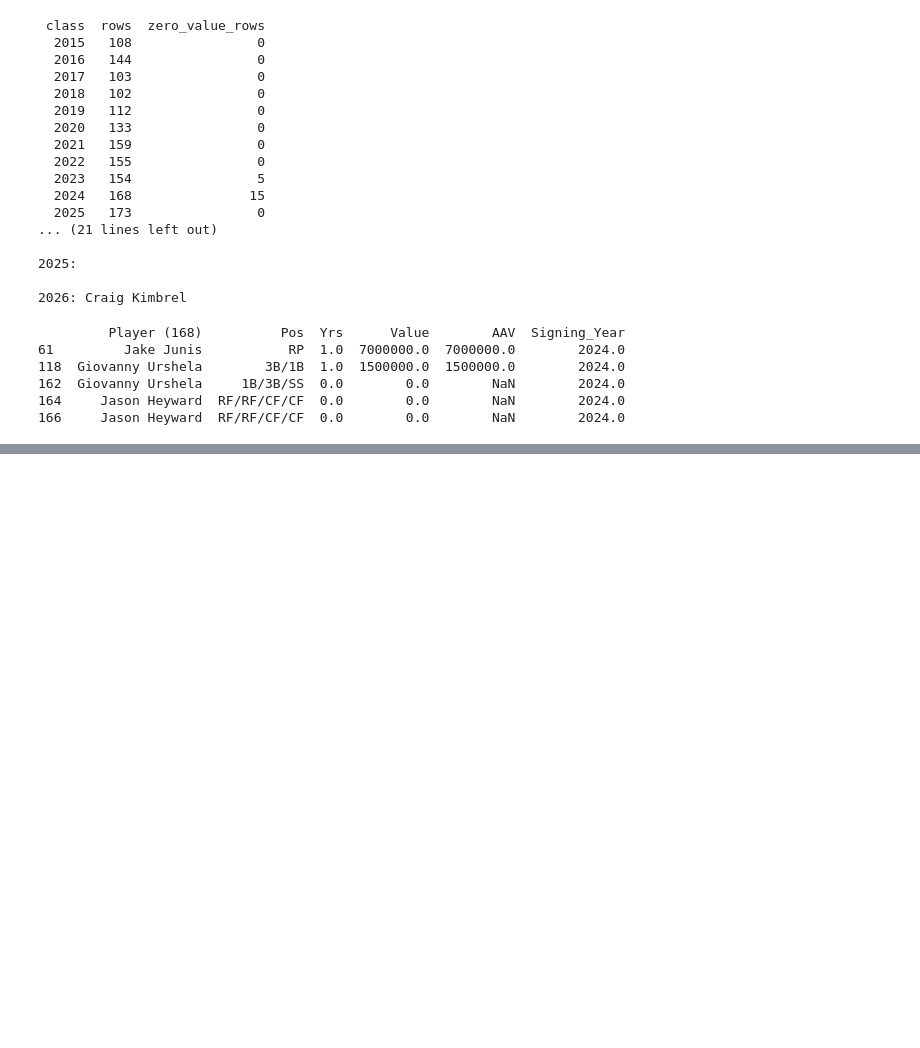
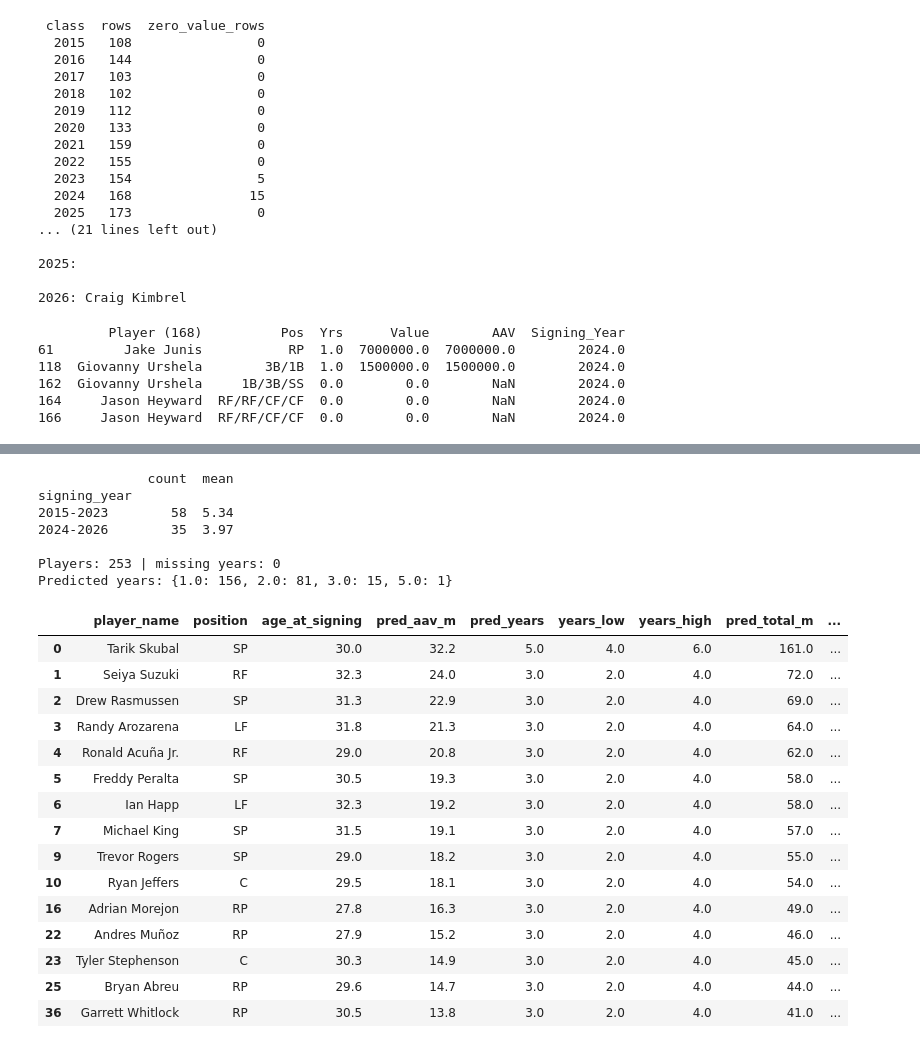
Before and after one commit to jpascarella17/fa-contract-model, a Jupyter notebook: notebooks/02_pull_stats.ipynb, the cells around one changed output, grey strips where cells are left out. Saved outputs shown, nothing was run; the diff lists cells and outputs as text; code cells hidden in the pictures; blank space fills up the shorter version.

Commit message:
Add 2027 contract length and total value projections

```diff
--- a/notebooks/02_pull_stats.ipynb
+++ b/notebooks/02_pull_stats.ipynb
@@ -1780,0 +1925,71 @@ print(raw[raw[pcol].astype(str).str.contains("Belt|Junis|Urshela|Heyward", case=
+# %%
+import numpy as np
+import pandas as pd
+from sklearn.linear_model import RidgeCV
+from sklearn.pipeline import make_pipeline
+from sklearn.preprocessing import StandardScaler
+
+d = pd.read_csv("../data/processed/contracts_model.csv")
+d = d[d["age_at_signing"].notna() & (d["player_name"] != "Shohei Ohtani")]
+d = d[d["total_value"] >= 5_000_000].copy()
+d["age_sq"] = (d["age_at_signing"] - 31) ** 2
+d["year"] = d["signing_year"] - 2015
+d["years_c"] = d["years"].clip(upper=8)
+
+# Check of the star-deal split quoted earlier
+star = d[(d["aav"] / 1e6) >= 20]
+print(star.groupby(star["signing_year"] >= 2024)["years"].agg(["count", "mean"]).round(2)
+      .rename(index={False: "2015-2023", True: "2024-2026"}))
+
+cols = ["war_w", "age_at_signing", "age_sq", "qualifying_offer", "year"]
+X = pd.get_dummies(d[cols + ["position"]], columns=["position"], dtype=float)
+model = make_pipeline(StandardScaler(), RidgeCV(alphas=np.logspace(-2, 3, 30)))
+model.fit(X, d["years_c"])                      # final model uses all classes
+
+fa = pd.read_csv("../data/processed/fa_2027_features.csv")
+fa = fa[fa["mlb_ID"].notna() & fa["age_at_signing"].notna()].copy()
+Xf = pd.get_dummies(fa[cols + ["position"]], columns=["position"], dtype=float)
+Xf = Xf.reindex(columns=X.columns, fill_value=0.0)
+fa["pred_years_raw"] = np.clip(model.predict(Xf), 1, 8)
+
+pred = pd.read_csv("../outputs/fa_2027_predictions.csv")
+out = pred.merge(fa[["player_name", "pred_years_raw"]], on="player_name", how="left")
+out["pred_years"] = out["pred_years_raw"].round().clip(lower=1)
+out["years_low"] = (out["pred_years"] - 1).clip(lower=1)
+out["years_high"] = out["pred_years"] + 1
+out["pred_total_m"] = (out["pred_aav_m"] * out["pred_years"]).round(0)
+out["lower_bound"] = out["pred_aav_m"] >= 20
+
+keep = ["player_name", "position", "age_at_signing", "pred_aav_m", "pred_years",
+        "years_low", "years_high", "pred_total_m", "lower_bound", "below_5m_floor",
+        "option_note", "note"]
+out = out.sort_values("pred_total_m", ascending=False)[keep]
+out.to_csv("../outputs/fa_2027_contract_projections.csv", index=False)
+
+print("\nPlayers:", len(out), "| missing years:", int(out["pred_years"].isna().sum()))
+print("Predicted years:", out["pred_years"].value_counts().sort_index().to_dict())
+out.head(15)
+# %% [output]
+              count  mean
+signing_year
+2015-2023        58  5.34
+2024-2026        35  3.97
+
+Players: 253 | missing years: 0
+Predicted years: {1.0: 156, 2.0: 81, 3.0: 15, 5.0: 1}
+|  | player_name | position | age_at_signing | pred_aav_m | pred_years | years_low | years_high | pred_total_m | ... |
+| 0 | Tarik Skubal | SP | 30.0 | 32.2 | 5.0 | 4.0 | 6.0 | 161.0 | ... |
+| 1 | Seiya Suzuki | RF | 32.3 | 24.0 | 3.0 | 2.0 | 4.0 | 72.0 | ... |
+| 2 | Drew Rasmussen | SP | 31.3 | 22.9 | 3.0 | 2.0 | 4.0 | 69.0 | ... |
+| 3 | Randy Arozarena | LF | 31.8 | 21.3 | 3.0 | 2.0 | 4.0 | 64.0 | ... |
+| 4 | Ronald Acuña Jr. | RF | 29.0 | 20.8 | 3.0 | 2.0 | 4.0 | 62.0 | ... |
+| 5 | Freddy Peralta | SP | 30.5 | 19.3 | 3.0 | 2.0 | 4.0 | 58.0 | ... |
+| 6 | Ian Happ | LF | 32.3 | 19.2 | 3.0 | 2.0 | 4.0 | 58.0 | ... |
+| 7 | Michael King | SP | 31.5 | 19.1 | 3.0 | 2.0 | 4.0 | 57.0 | ... |
+| 9 | Trevor Rogers | SP | 29.0 | 18.2 | 3.0 | 2.0 | 4.0 | 55.0 | ... |
+| 10 | Ryan Jeffers | C | 29.5 | 18.1 | 3.0 | 2.0 | 4.0 | 54.0 | ... |
+| 16 | Adrian Morejon | RP | 27.8 | 16.3 | 3.0 | 2.0 | 4.0 | 49.0 | ... |
+| 22 | Andres Muñoz | RP | 27.9 | 15.2 | 3.0 | 2.0 | 4.0 | 46.0 | ... |
+| 23 | Tyler Stephenson | C | 30.3 | 14.9 | 3.0 | 2.0 | 4.0 | 45.0 | ... |
+| 25 | Bryan Abreu | RP | 29.6 | 14.7 | 3.0 | 2.0 | 4.0 | 44.0 | ... |
+| 36 | Garrett Whitlock | RP | 30.5 | 13.8 | 3.0 | 2.0 | 4.0 | 41.0 | ... |
```
Also changed, not shown: parts of 2 cells of this notebook, 2 other files.
